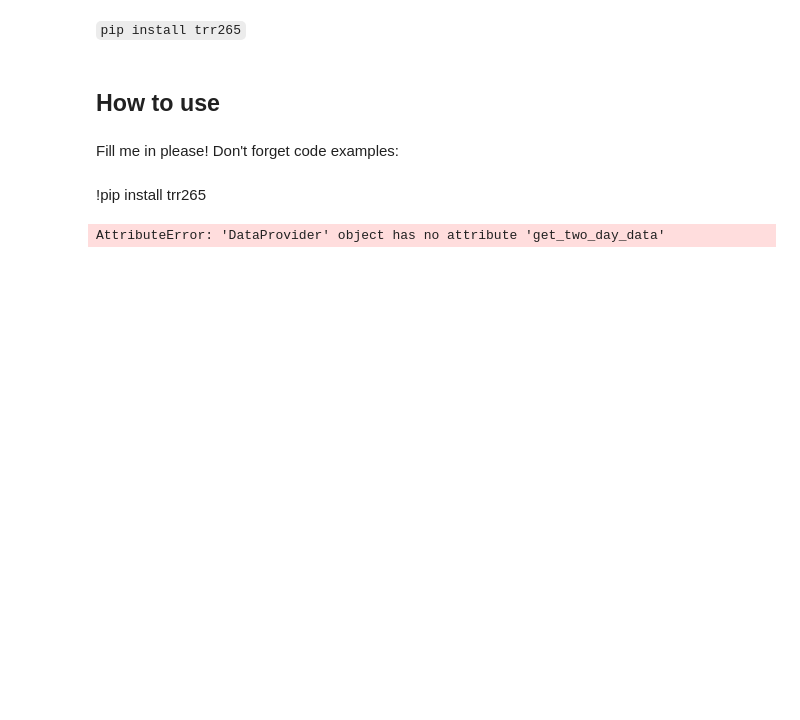
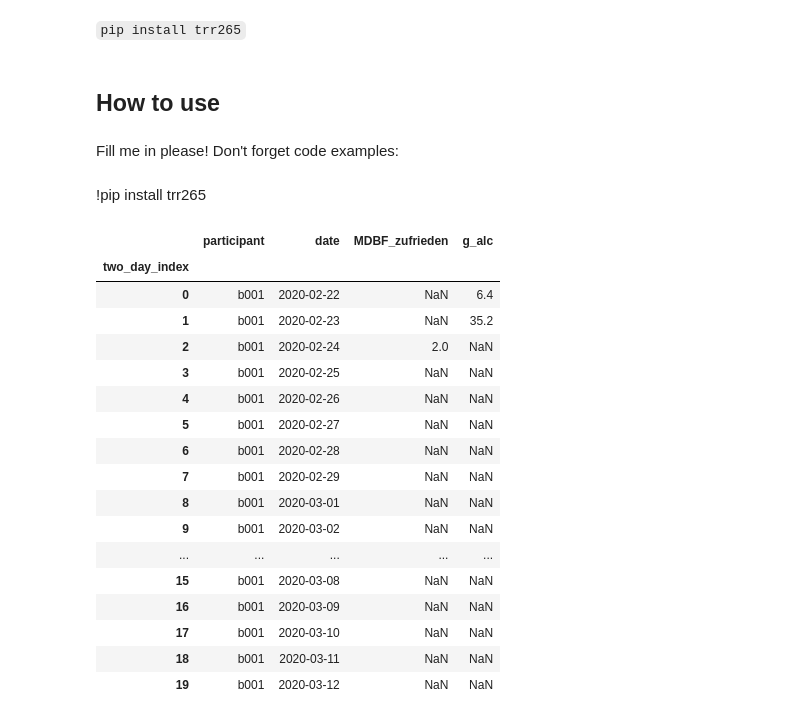
Before and after one commit to hgzech/trr265, a Jupyter notebook: notebooks/index.ipynb, the cells around one changed output. Drawn from its saved outputs; the diff is of its cells as text; code cells hidden in the pictures; blank space fills up the shorter version.

```diff
--- a/notebooks/index.ipynb
+++ b/notebooks/index.ipynb
@@ -17,8 +15,27 @@ Fill me in please! Don't forget code examples:
 # %% [markdown]
 !pip install trr265
 # %%
+#%load_ext autoreload
+#%autoreload 2
 from trr265.data_provider import DataProvider
 dp = DataProvider('/Users/hilmarzech/Projects/trr265/trr265/data/') # Path to data folder (containing raw, interim, external, and processed)
-dp.get_two_day_data().iloc[:20]
+dp.get_two_day_data().iloc[:20][['participant','date','MDBF_zufrieden','g_alc']]
 # %% [output]
-AttributeError: 'DataProvider' object has no attribute 'get_two_day_data'
+|  | participant | date | MDBF_zufrieden | g_alc |
+| two_day_index |  |  |  |  |
+| 0 | b001 | 2020-02-22 | NaN | 6.4 |
+| 1 | b001 | 2020-02-23 | NaN | 35.2 |
+| 2 | b001 | 2020-02-24 | 2.0 | NaN |
+| 3 | b001 | 2020-02-25 | NaN | NaN |
+| 4 | b001 | 2020-02-26 | NaN | NaN |
+| 5 | b001 | 2020-02-27 | NaN | NaN |
+| 6 | b001 | 2020-02-28 | NaN | NaN |
+| 7 | b001 | 2020-02-29 | NaN | NaN |
+| 8 | b001 | 2020-03-01 | NaN | NaN |
+| 9 | b001 | 2020-03-02 | NaN | NaN |
+| ... | ... | ... | ... | ... |
+| 15 | b001 | 2020-03-08 | NaN | NaN |
+| 16 | b001 | 2020-03-09 | NaN | NaN |
+| 17 | b001 | 2020-03-10 | NaN | NaN |
+| 18 | b001 | 2020-03-11 | NaN | NaN |
+| 19 | b001 | 2020-03-12 | NaN | NaN |
```
Also changed, not shown: parts of 2 cells of this notebook, 15 other files.
